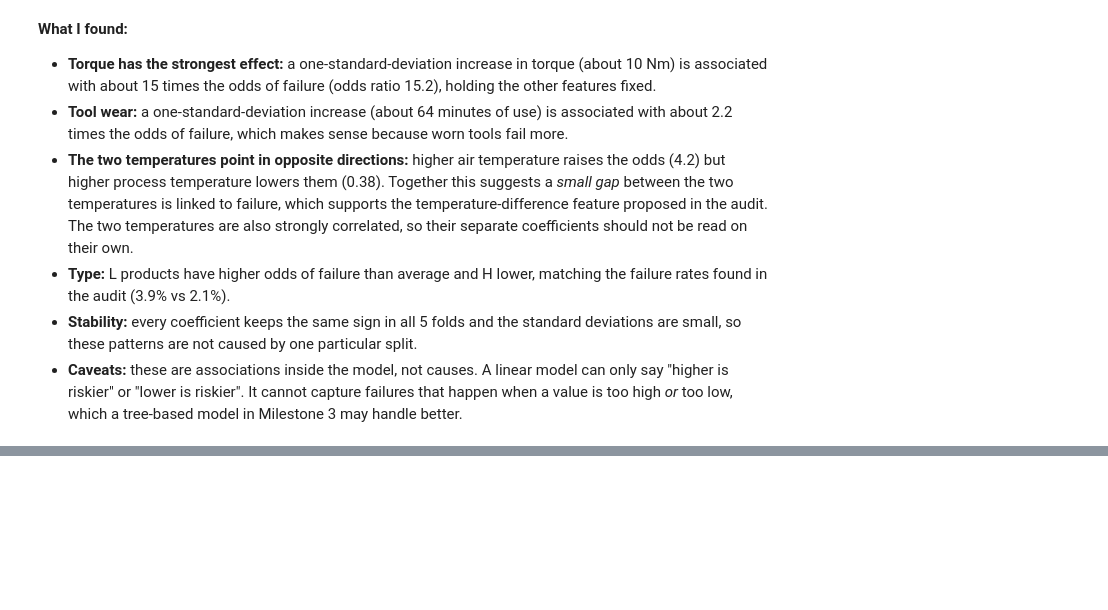
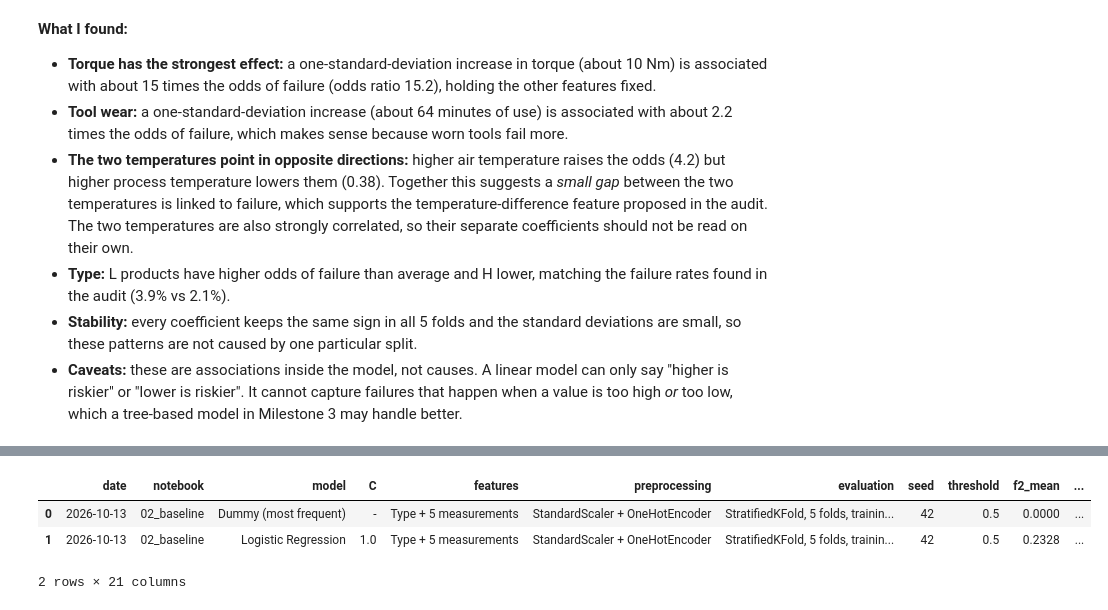
Before and after one commit to NathanL05/ct4101-ml-portfolio, a Jupyter notebook: notebooks/02_baseline.ipynb, the cells around one changed output, grey strips where cells are left out. Drawn from its saved outputs; the diff is of its cells as text; code cells hidden in the pictures; blank space fills up the shorter version.

Commit message:
Add experiment log, summary and changelog

```diff
--- a/notebooks/02_baseline.ipynb
+++ b/notebooks/02_baseline.ipynb
@@ -281,0 +285,41 @@ pd.DataFrame({
+# %%
+from pathlib import Path
+from datetime import date
+
+log_path = Path("../reports/experiment_log.csv")
+log_path.parent.mkdir(exist_ok=True)
+
+new_rows = []
+for name, scores in cv_results.items():
+    entry = {
+        "date": date.today().isoformat(),
+        "notebook": "02_baseline",
+        "model": name,
+        "C": "-" if name.startswith("Dummy") else 1.0,
+        "features": "Type + 5 measurements",
+        "preprocessing": "StandardScaler + OneHotEncoder",
+        "evaluation": f"StratifiedKFold, {N_FOLDS} folds, training set only",
+        "seed": SEED,
+        "threshold": 0.5,
+    }
+    for metric in scoring:
+        entry[f"{metric}_mean"] = round(scores[f"test_{metric}"].mean(), 4)
+        entry[f"{metric}_std"] = round(scores[f"test_{metric}"].std(), 4)
+    new_rows.append(entry)
+
+new_log = pd.DataFrame(new_rows)
+
+if log_path.exists():
+    old_log = pd.read_csv(log_path)
+    old_log = old_log[old_log["notebook"] != "02_baseline"]
+    log = pd.concat([old_log, new_log], ignore_index=True)
+else:
+    log = new_log
+
+log.to_csv(log_path, index=False)
+log
+# %% [output]
+|  | date | notebook | model | C | features | preprocessing | evaluation | seed | threshold | f2_mean | ... |
+| 0 | 2026-10-13 | 02_baseline | Dummy (most frequent) | - | Type + 5 measurements | StandardScaler + OneHotEncoder | StratifiedKFold, 5 folds, trainin... | 42 | 0.5 | 0.0000 | ... |
+| 1 | 2026-10-13 | 02_baseline | Logistic Regression | 1.0 | Type + 5 measurements | StandardScaler + OneHotEncoder | StratifiedKFold, 5 folds, trainin... | 42 | 0.5 | 0.2328 | ... |
+2 rows × 21 columns
```
Also changed, not shown: parts of 2 cells of this notebook, 1 other file.
